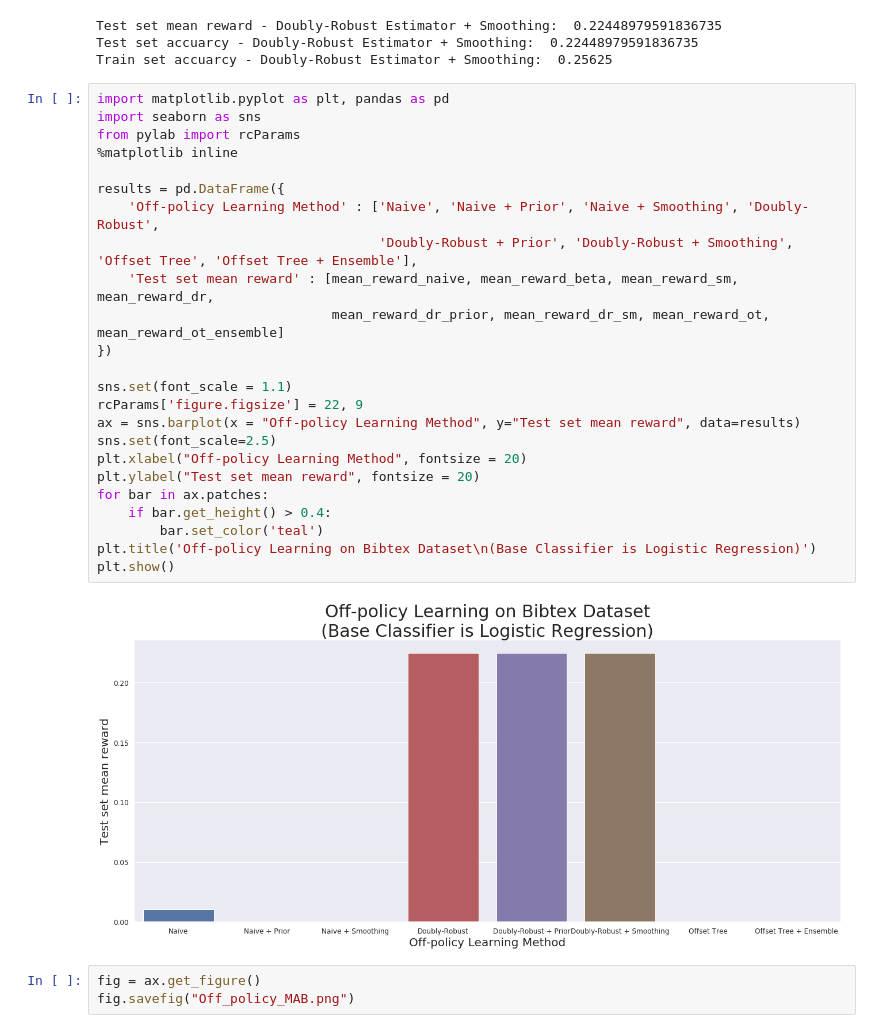
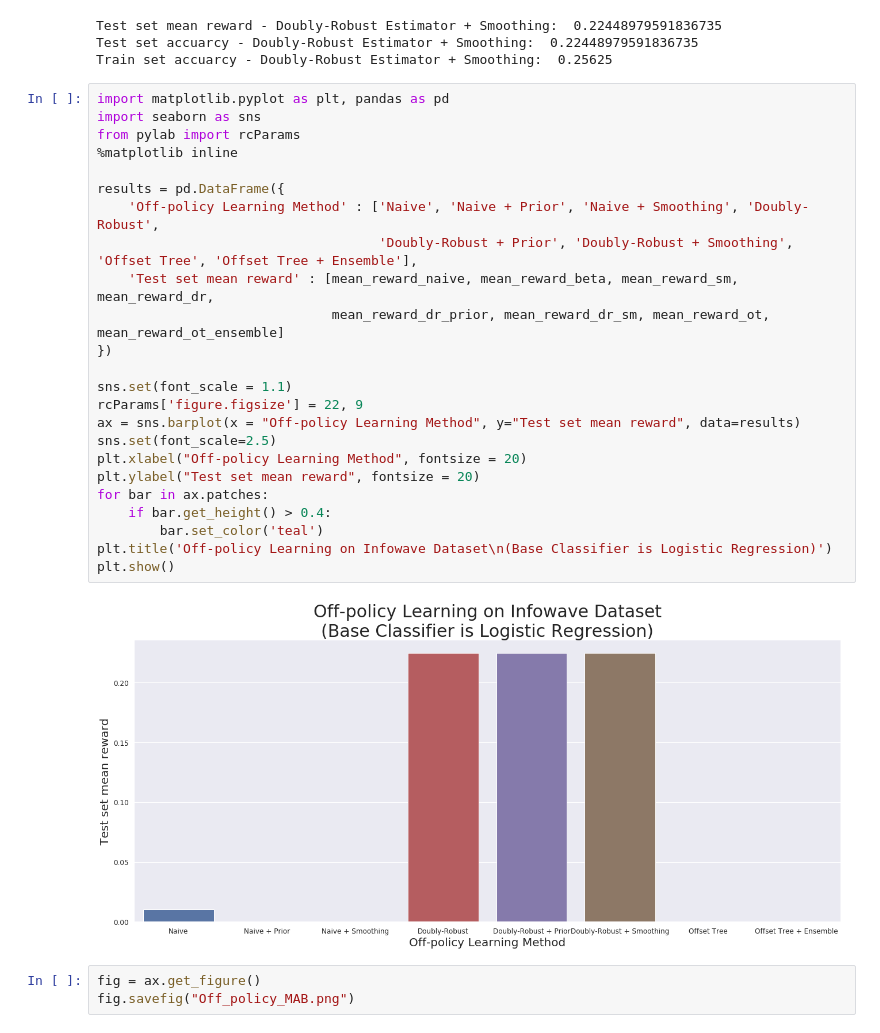
Before and after one commit to cyberyu/bandit_2ndrepo, a Jupyter notebook: Off_policy_Ensemble.ipynb, the cells around one changed output. Saved outputs shown, nothing was run; the diff lists cells and outputs as text.

```diff
--- a/Off_policy_Ensemble.ipynb
+++ b/Off_policy_Ensemble.ipynb
@@ -277,29 +277,29 @@ Train set accuarcy - Doubly-Robust Estimator + Smoothing:  0.25625
 # %%
 import matplotlib.pyplot as plt, pandas as pd
 import seaborn as sns
 from pylab import rcParams
 %matplotlib inline
 
 results = pd.DataFrame({
     'Off-policy Learning Method' : ['Naive', 'Naive + Prior', 'Naive + Smoothing', 'Doubly-Robust',
                                     'Doubly-Robust + Prior', 'Doubly-Robust + Smoothing', 'Offset Tree', 'Offset Tree + Ensemble'],
     'Test set mean reward' : [mean_reward_naive, mean_reward_beta, mean_reward_sm, mean_reward_dr,
                               mean_reward_dr_prior, mean_reward_dr_sm, mean_reward_ot, mean_reward_ot_ensemble]
 })
 
 sns.set(font_scale = 1.1)
 rcParams['figure.figsize'] = 22, 9
 ax = sns.barplot(x = "Off-policy Learning Method", y="Test set mean reward", data=results)
 sns.set(font_scale=2.5)
 plt.xlabel("Off-policy Learning Method", fontsize = 20)
 plt.ylabel("Test set mean reward", fontsize = 20)
 for bar in ax.patches:
     if bar.get_height() > 0.4:
         bar.set_color('teal')
-plt.title('Off-policy Learning on Bibtex Dataset\n(Base Classifier is Logistic Regression)')
+plt.title('Off-policy Learning on Infowave Dataset\n(Base Classifier is Logistic Regression)')
 plt.show()
 # %% [output]
-[figure, old version]
+[figure, new version]
 # %%
 fig = ax.get_figure()
 fig.savefig("Off_policy_MAB.png")
```
Also changed, not shown: 14 other files.
